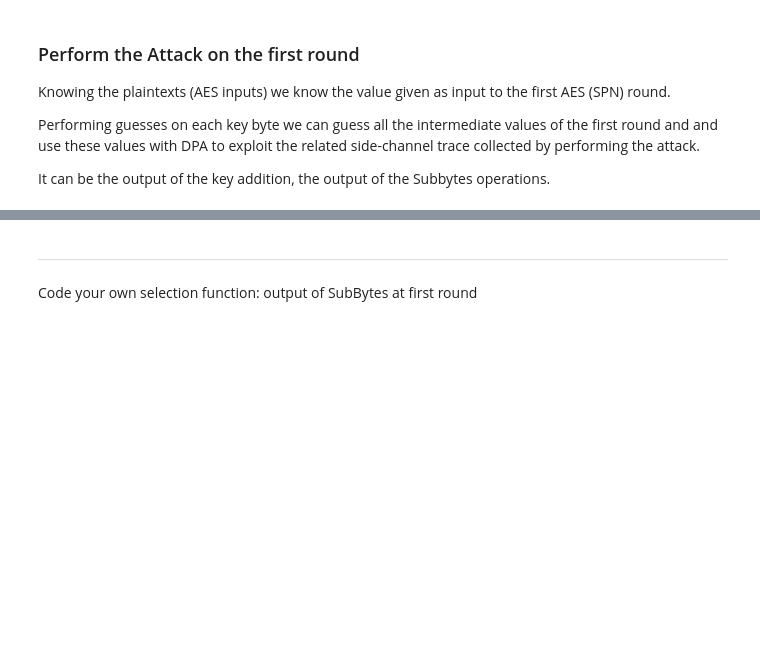
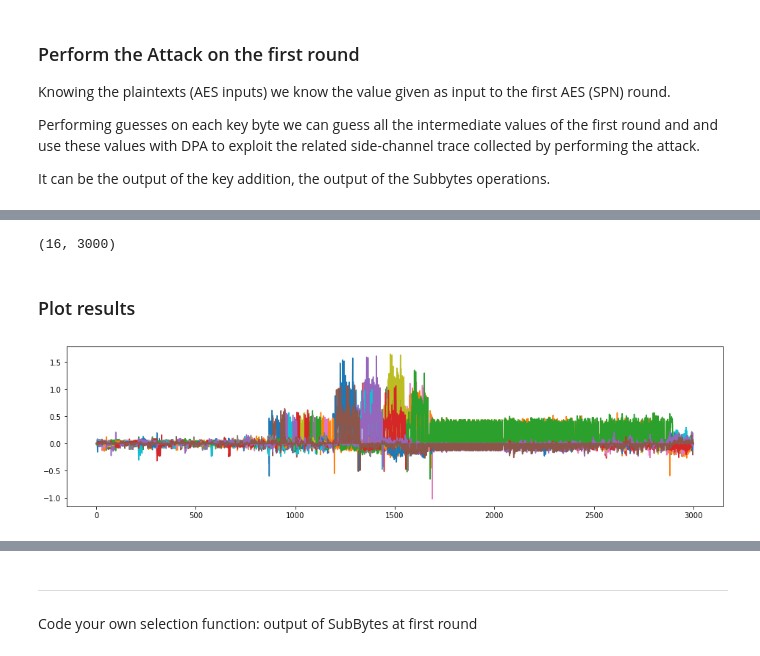
Before and after one commit to Yves-SIDI/AES-CPA-DPA-Notebooks, a Jupyter notebook: TP_4_AES_DPA_Exercise_TODO.ipynb, the cells around one changed output, grey strips where cells are left out. Cells and saved outputs as stored; diff of their text form; code cells hidden in the pictures; blank space fills up the shorter version.

Commit message:
added DPA expected result

```diff
--- a/TP_4_AES_DPA_Exercise_TODO.ipynb
+++ b/TP_4_AES_DPA_Exercise_TODO.ipynb
@@ -174,3 +177,25 @@ Code your own selection function: output of SubBytes at first round
+# %%
+def aes_function_firstRde_SBout(plaintext, key):
+    return scared.aes.encrypt(plaintext = plaintext, key = key, at_round=1, after_step=scared.aes.base.Steps.SUB_BYTES)
+# %%
+container = scared.Container(ths)
+# %%
+Selection_function = scared.reverse_selection_function(aes_function_firstRde_SBout)
+# %%
+Reverse_SB = scared.DPAReverse(selection_function = Selection_function, model = scared.Monobit(0))
+Reverse_SB.run(container)
+# %%
+Reverse_SB.results.shape
+# %% [output]
+(16, 3000)
+# %% [markdown]
+### Plot results
+# %%
+plt.rcParams['figure.figsize']=(16,4)
+plt.plot(Reverse_SB.results.T)
+plt.show()
+# %% [output]
+[figure, added]
 # %% [markdown]
 -------------
 <img src='images/DoIt.png' style='width: 100px'>
```
Also changed, not shown: parts of 3 cells of this notebook.
